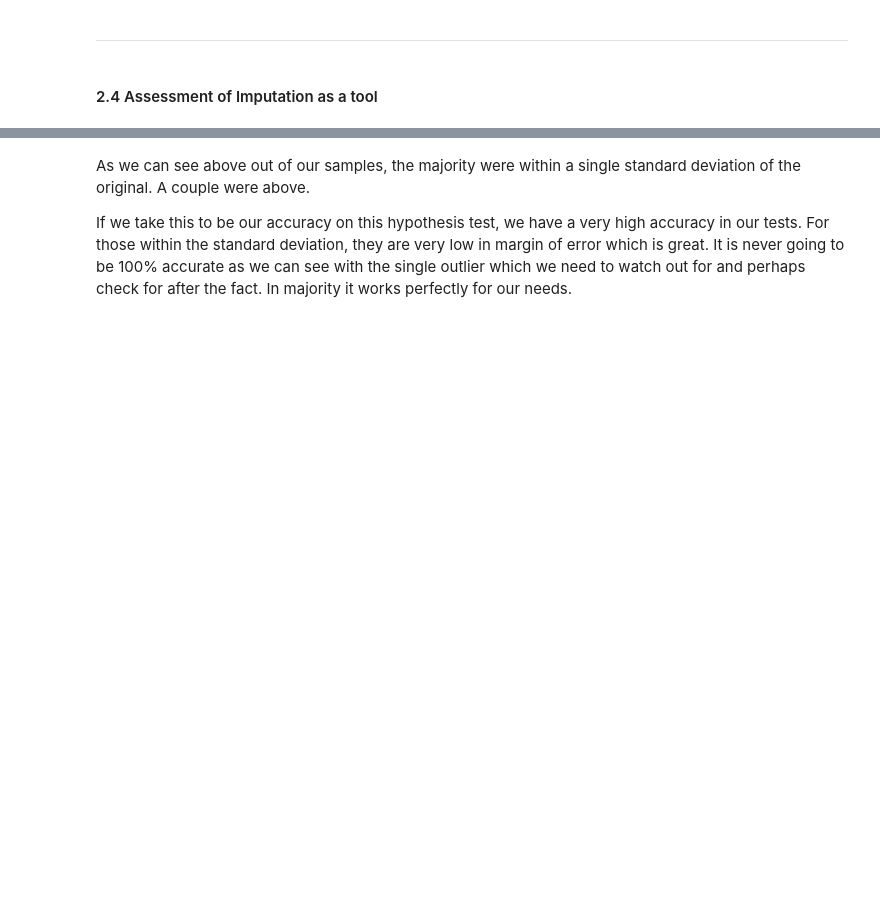
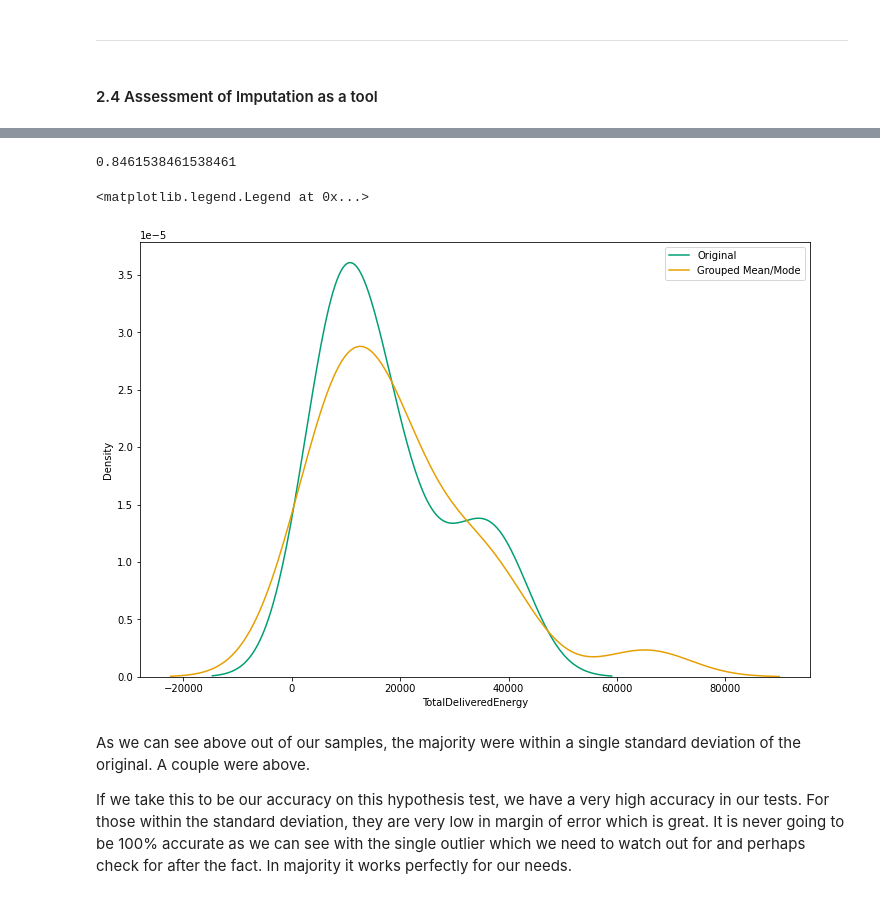
Before and after one commit to OisinB-2814/masters_thesis_ob2814, a Jupyter notebook: notebooks/2-define.ipynb, the cells around one changed output, grey strips where cells are left out. Drawn from its saved outputs; the diff is of its cells as text; code cells hidden in the pictures; blank space fills up the shorter version.

```diff
--- a/notebooks/2-define.ipynb
+++ b/notebooks/2-define.ipynb
@@ -905,0 +925,6 @@ dtype: int64
+# %%
+def stratified_sample_df(df, col, n_samples):
+    n = min(n_samples, df[col].value_counts().min())
+    df_ = df.groupby(col).apply(lambda x: x.sample(n))
+    df_.index = df_.index.droplevel(0)
+    return df_
@@ -944,0 +1037,11 @@ df
+# %%
+df_sample['TotalDeliveredEnergyOriginal'] = df_sample_copy['TotalDeliveredEnergy']
+
+df_sample['Stdev'] = df_sample['TotalDeliveredEnergyOriginal'].std()
+
+
+# Define the error between the original and imputed values
+df_sample['abs_error'] = np.abs(df_sample['TotalDeliveredEnergyOriginal'] - df_sample['TotalDeliveredEnergy'])
+
+# Define a score metric we can use to evaluate the model
+df_sample['Score'] = np.where(df_sample.abs_error < df_sample.Stdev, 1, 0)
@@ -945,3 +1068,15 @@ df
+# %%
+1 - (abs(df_sample['Score'].sum() - df_sample['Score'].count()) / df_sample['Score'].sum())
+# %% [output]
+0.8461538461538461
+# %%
+plt.figure(figsize=(12,8))
+sns.kdeplot(x = df_sample['TotalDeliveredEnergy'][df_sample.isnull().any(axis=1)], label = 'Original', color = '#009E73')
+sns.kdeplot(x = df_sample_copy['TotalDeliveredEnergy'][df_sample.isnull().any(axis=1)], label= 'Grouped Mean/Mode', color = '#E69F00')
+plt.legend()
+# %% [output]
+<matplotlib.legend.Legend at 0x...>
+[figure, added]
 # %% [markdown]
 As we can see above out of our samples, the majority were within a single standard deviation of the original. A couple were above.
 
```
Also changed, not shown: parts of 29 cells of this notebook, 5 other files.
